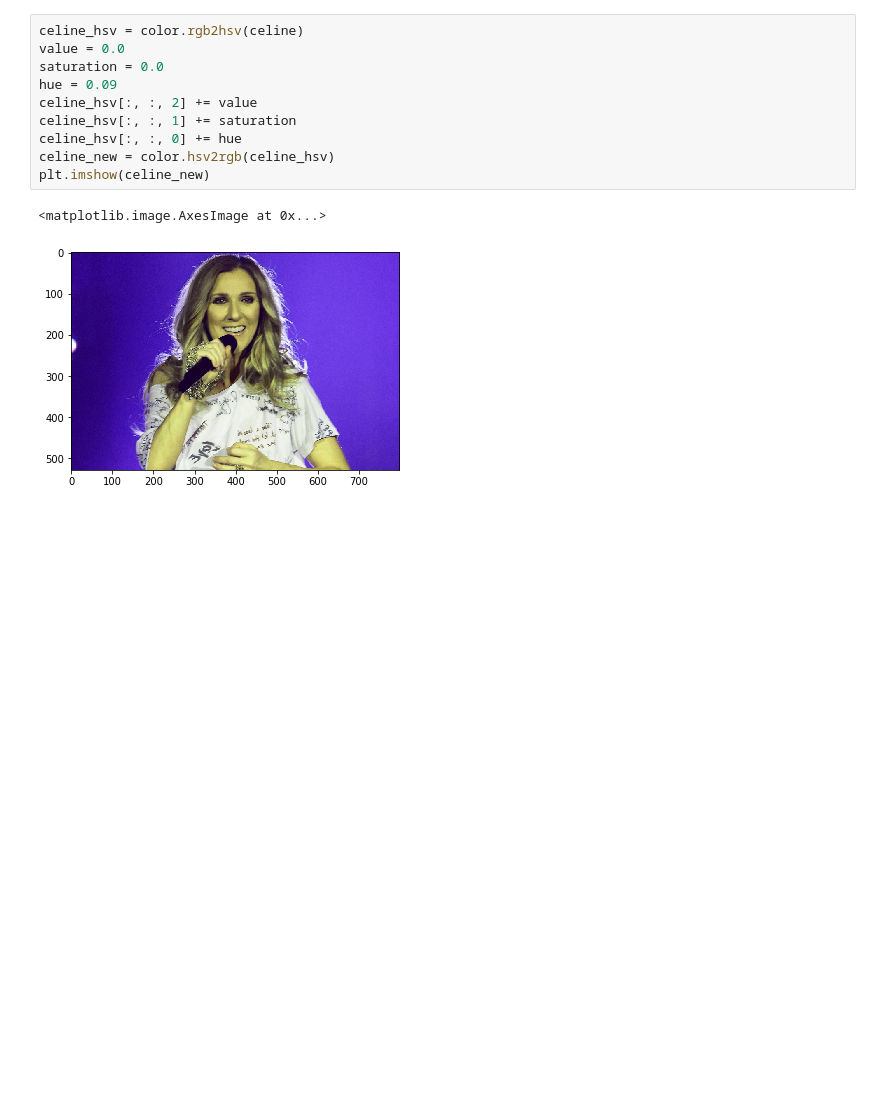
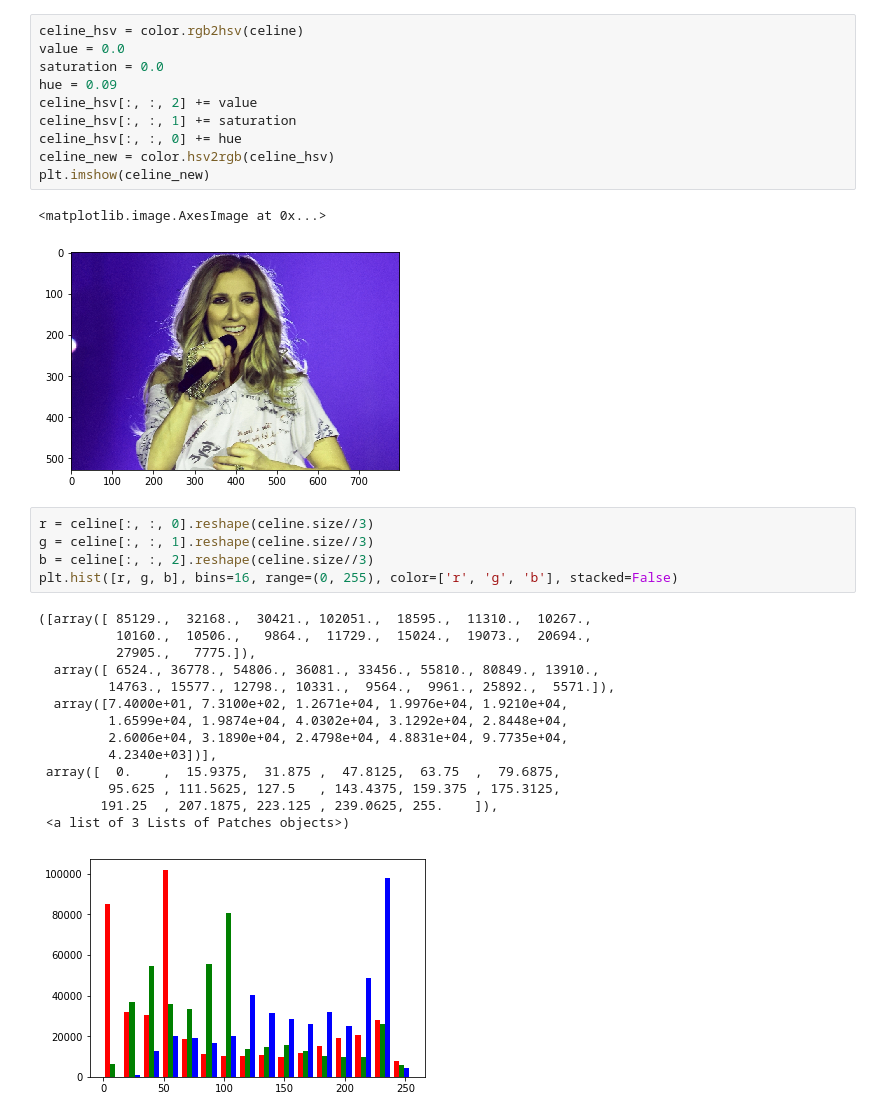
Before and after one commit to amicuscertus/Colab001, a Jupyter notebook: scikit_image001.ipynb, the cells around one changed output. Saved outputs shown, nothing was run; the diff lists cells and outputs as text; blank space fills up the shorter version.

```diff
--- a/scikit_image001.ipynb
+++ b/scikit_image001.ipynb
@@ -58,3 +60,23 @@ plt.imshow(celine_new)
 # %% [output]
 <matplotlib.image.AxesImage at 0x...>
 [figure]
+# %%
+r = celine[:, :, 0].reshape(celine.size//3)
+g = celine[:, :, 1].reshape(celine.size//3)
+b = celine[:, :, 2].reshape(celine.size//3)
+plt.hist([r, g, b], bins=16, range=(0, 255), color=['r', 'g', 'b'], stacked=False)
+# %% [output]
+([array([ 85129.,  32168.,  30421., 102051.,  18595.,  11310.,  10267.,
+          10160.,  10506.,   9864.,  11729.,  15024.,  19073.,  20694.,
+          27905.,   7775.]),
+  array([ 6524., 36778., 54806., 36081., 33456., 55810., 80849., 13910.,
+         14763., 15577., 12798., 10331.,  9564.,  9961., 25892.,  5571.]),
+  array([7.4000e+01, 7.3100e+02, 1.2671e+04, 1.9976e+04, 1.9210e+04,
+         1.6599e+04, 1.9874e+04, 4.0302e+04, 3.1292e+04, 2.8448e+04,
+         2.6006e+04, 3.1890e+04, 2.4798e+04, 4.8831e+04, 9.7735e+04,
+         4.2340e+03])],
+ array([  0.    ,  15.9375,  31.875 ,  47.8125,  63.75  ,  79.6875,
+         95.625 , 111.5625, 127.5   , 143.4375, 159.375 , 175.3125,
+        191.25  , 207.1875, 223.125 , 239.0625, 255.    ]),
+ <a list of 3 Lists of Patches objects>)
+[figure, added]
```
Also changed, not shown: parts of 5 cells of this notebook.
